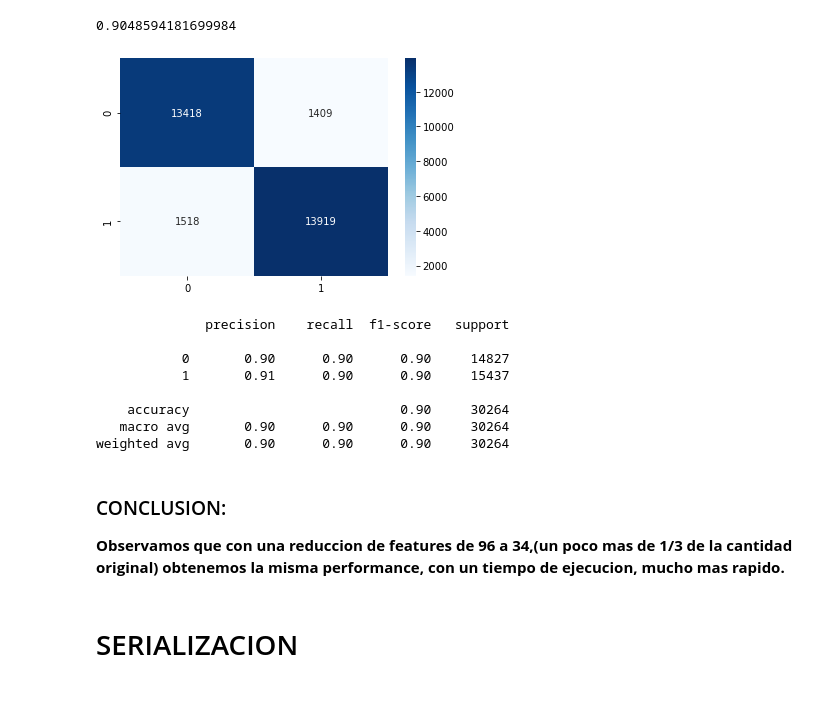
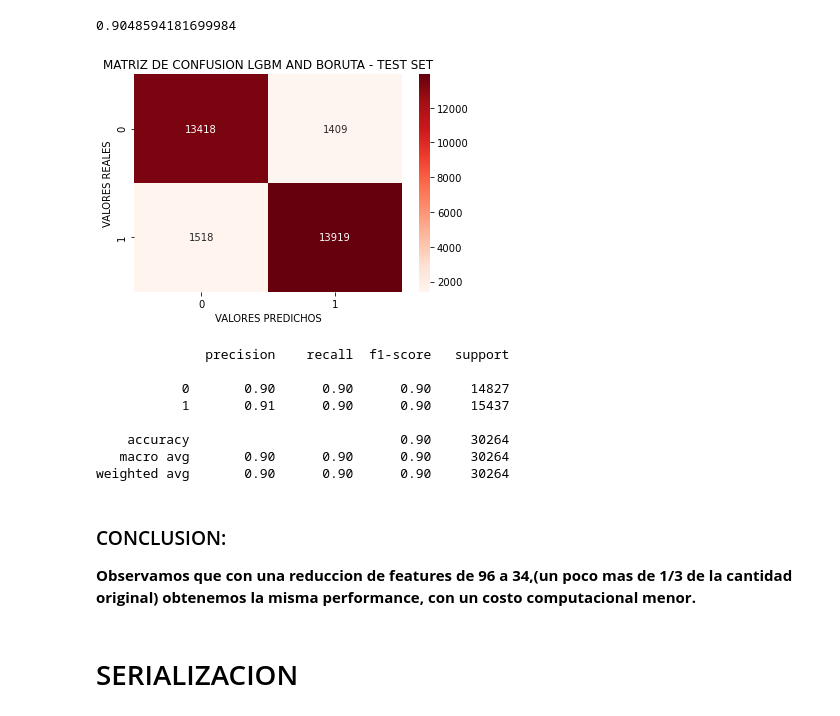
Before and after one commit to Csuarezgurruchaga/Digital-House, a Jupyter notebook: Trabajo Practico/Practico_4/cs_go_grupo5.ipynb, the cells around one changed output. Saved outputs shown, nothing was run; the diff lists cells and outputs as text; code cells hidden in the pictures.

```diff
--- a/Trabajo Practico/Practico_4/cs_go_grupo5.ipynb
+++ b/Trabajo Practico/Practico_4/cs_go_grupo5.ipynb
@@ -1360,11 +1304,16 @@ f1_score(y_test_boruta, best_lgbm_boruta.predict(X_test_boruta))
 0.9048594181699984
 # %%
 sns.heatmap(confusion_matrix(y_test_boruta, best_lgbm_boruta.predict(X_test_boruta)),
-            annot=True, fmt='4d',cmap='Blues')
+            annot=True, fmt='4d',cmap='Reds')
+
+plt.title('MATRIZ DE CONFUSION LGBM AND BORUTA - TEST SET')
+plt.xlabel('VALORES PREDICHOS')
+plt.ylabel('VALORES REALES')
+
 
 plt.show()
 # %% [output]
-[figure, old version]
+[figure, new version]
 # %%
 print(classification_report(y_test_boruta, best_lgbm_boruta.predict(X_test_boruta)))
 # %% [output]
@@ -1379,7 +1328,7 @@ weighted avg       0.90      0.90      0.90     30264
 # %% [markdown]
 ### CONCLUSION:
 
-**Observamos que con una reduccion de features de 96 a 34,(un poco mas de 1/3 de la cantidad original) obtenemos la misma performance, con un tiempo de ejecucion, mucho mas rapido.**
+**Observamos que con una reduccion de features de 96 a 34,(un poco mas de 1/3 de la cantidad original) obtenemos la misma performance, con un costo computacional menor.**
 # %% [markdown]
 # SERIALIZACION
 # %% [markdown]
```
Also changed, not shown: parts of 19 cells of this notebook, 3 other files.
